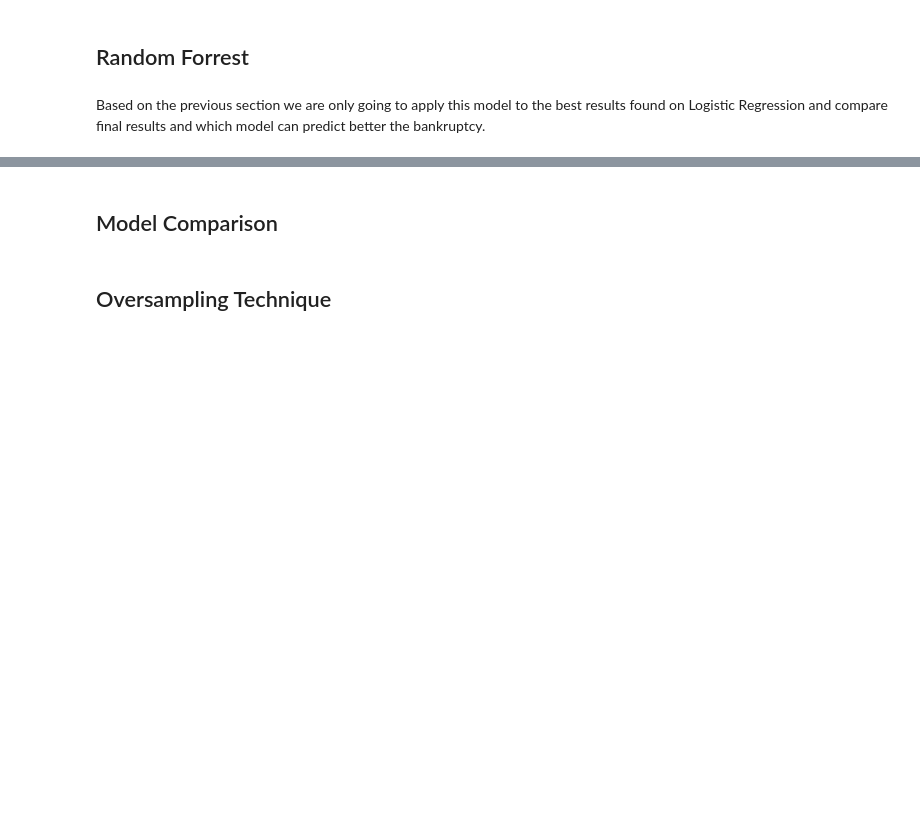
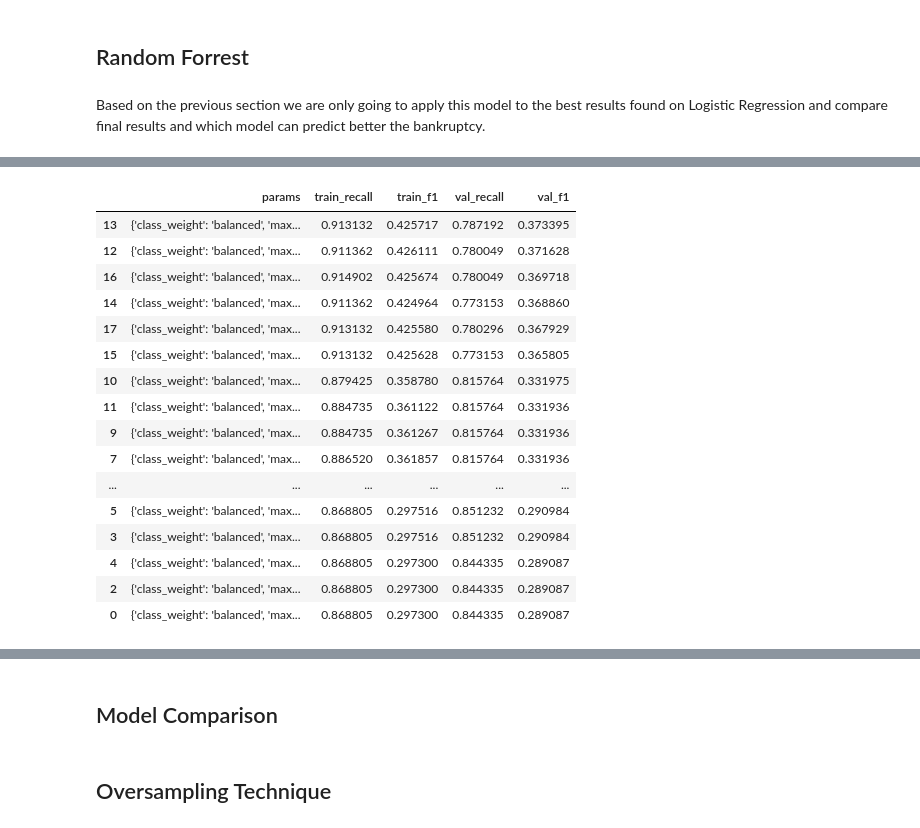
Before and after one commit to camilouribeg/DS4I-Project, a Jupyter notebook: notebooks/modeling_results.ipynb, the cells around one changed output, grey strips where cells are left out. Cells and saved outputs as stored; diff of their text form; code cells hidden in the pictures; blank space fills up the shorter version.

```diff
--- a/notebooks/modeling_results.ipynb
+++ b/notebooks/modeling_results.ipynb
@@ -378,0 +602,13 @@ Based on the previous section we are only going to apply this model to the best
+# %%
+grid_search_rf_rfe = GridSearchCV(
+    estimator=rf_model_scaled,
+    param_grid=param_grid_rf,
+    scoring=scoring,
+    refit='f1',
+    cv=5,
+    n_jobs=-1,
+    verbose=1,
+    return_train_score=True
+)
+
+grid_search_rf_rfe.fit(X_train_rfe, y_train_rfe)
@@ -378,0 +628,22 @@ Based on the previous section we are only going to apply this model to the best
+# %%
+results_df_rf_rfe = get_detailed_results(grid_search_rf_rfe)
+results_df_rf_rfe.to_csv('../data/results/results_df_rf_rfe.csv')
+results_df_rf_rfe
+# %% [output]
+|  | params | train_recall | train_f1 | val_recall | val_f1 |
+| 13 | {'class_weight': 'balanced', 'max... | 0.913132 | 0.425717 | 0.787192 | 0.373395 |
+| 12 | {'class_weight': 'balanced', 'max... | 0.911362 | 0.426111 | 0.780049 | 0.371628 |
+| 16 | {'class_weight': 'balanced', 'max... | 0.914902 | 0.425674 | 0.780049 | 0.369718 |
+| 14 | {'class_weight': 'balanced', 'max... | 0.911362 | 0.424964 | 0.773153 | 0.368860 |
+| 17 | {'class_weight': 'balanced', 'max... | 0.913132 | 0.425580 | 0.780296 | 0.367929 |
+| 15 | {'class_weight': 'balanced', 'max... | 0.913132 | 0.425628 | 0.773153 | 0.365805 |
+| 10 | {'class_weight': 'balanced', 'max... | 0.879425 | 0.358780 | 0.815764 | 0.331975 |
+| 11 | {'class_weight': 'balanced', 'max... | 0.884735 | 0.361122 | 0.815764 | 0.331936 |
+| 9 | {'class_weight': 'balanced', 'max... | 0.884735 | 0.361267 | 0.815764 | 0.331936 |
+| 7 | {'class_weight': 'balanced', 'max... | 0.886520 | 0.361857 | 0.815764 | 0.331936 |
+| ... | ... | ... | ... | ... | ... |
+| 5 | {'class_weight': 'balanced', 'max... | 0.868805 | 0.297516 | 0.851232 | 0.290984 |
+| 3 | {'class_weight': 'balanced', 'max... | 0.868805 | 0.297516 | 0.851232 | 0.290984 |
+| 4 | {'class_weight': 'balanced', 'max... | 0.868805 | 0.297300 | 0.844335 | 0.289087 |
+| 2 | {'class_weight': 'balanced', 'max... | 0.868805 | 0.297300 | 0.844335 | 0.289087 |
+| 0 | {'class_weight': 'balanced', 'max... | 0.868805 | 0.297300 | 0.844335 | 0.289087 |
```
Also changed, not shown: parts of 23 cells of this notebook, 7 other files.
